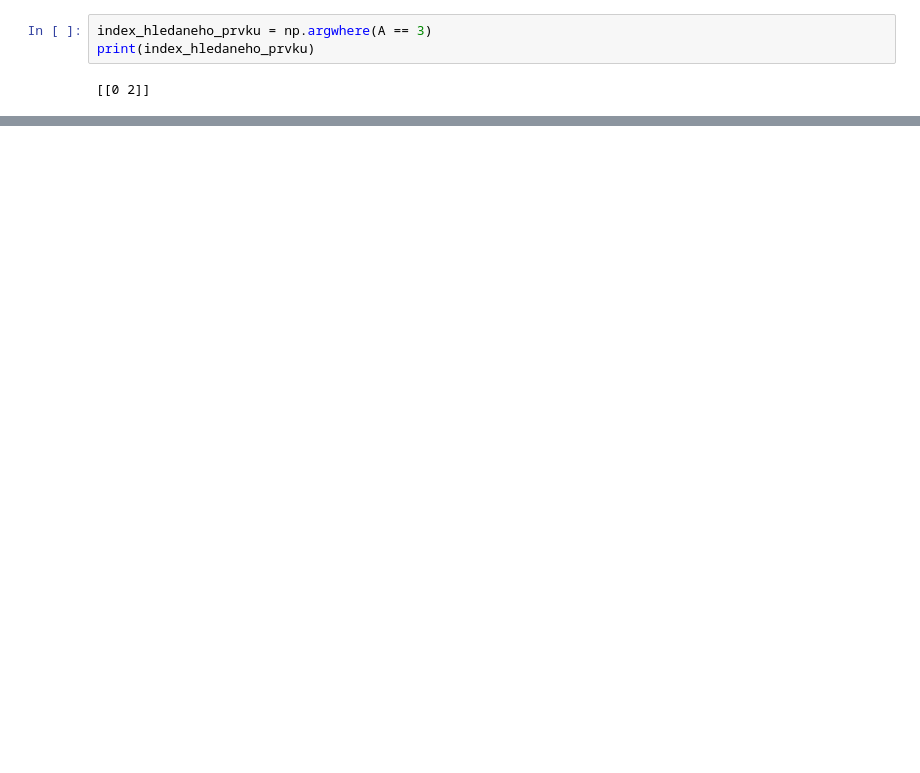
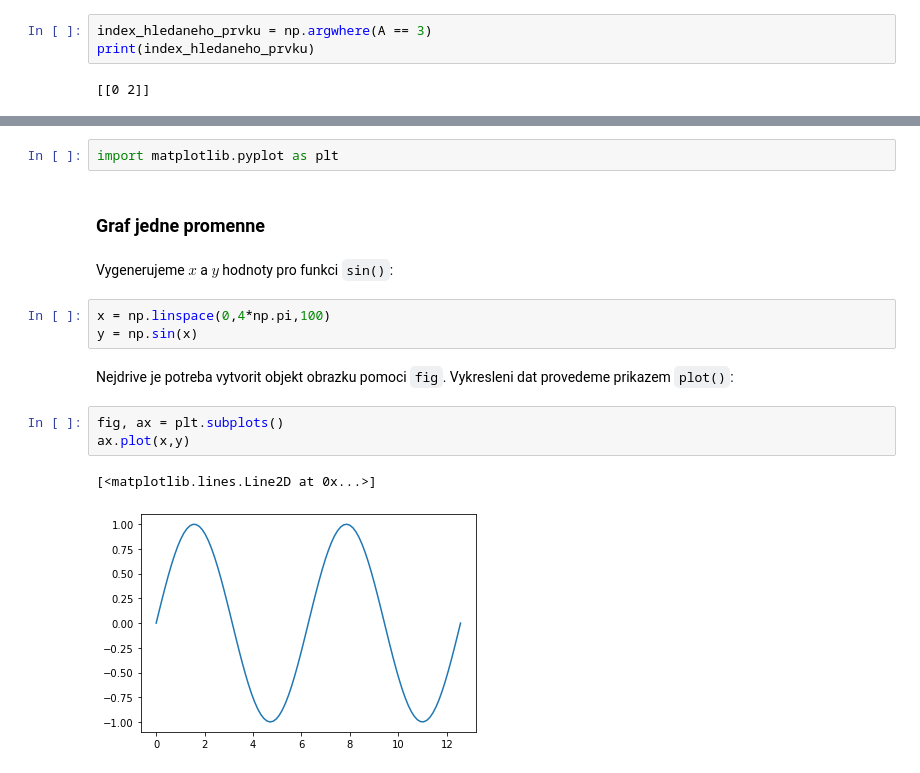
Before and after one commit to m-jirka/nme_cv, a Jupyter notebook: Cviceni01.ipynb, the cells around one changed output, grey strips where cells are left out. Cells and saved outputs as stored; diff of their text form; blank space fills up the shorter version.

```diff
--- a/Cviceni01.ipynb
+++ b/Cviceni01.ipynb
@@ -377,0 +373,17 @@ print(index_hledaneho_prvku)
+# %%
+import matplotlib.pyplot as plt
+# %% [markdown]
+### Graf jedne promenne
+# %% [markdown]
+Vygenerujeme $x$ a $y$ hodnoty pro funkci `sin()`:
+# %%
+x = np.linspace(0,4*np.pi,100)
+y = np.sin(x)
+# %% [markdown]
+Nejdrive je potreba vytvorit objekt obrazku pomoci `fig`. Vykresleni dat provedeme prikazem `plot()`:
+# %%
+fig, ax = plt.subplots()
+ax.plot(x,y)
+# %% [output]
+[<matplotlib.lines.Line2D at 0x...>]
+[figure, added]
```
Also changed, not shown: parts of 86 cells of this notebook, 24 other files.
